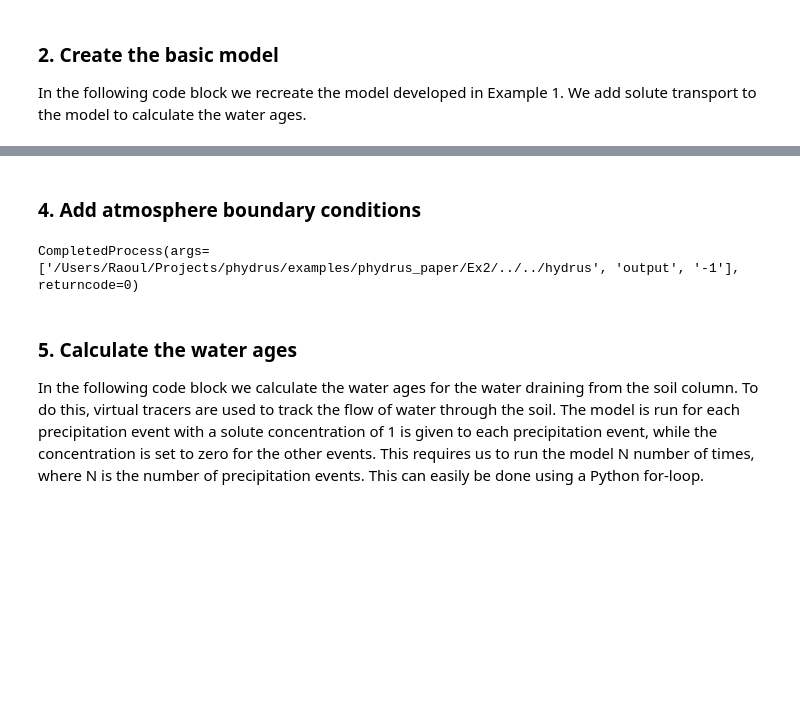
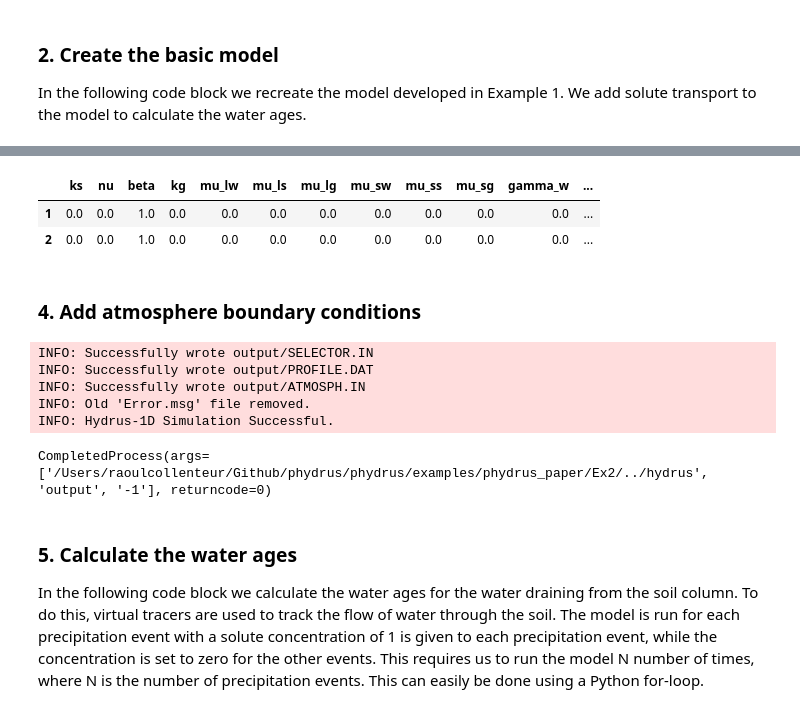
Before and after one commit to phydrus/phydrus, a Jupyter notebook: examples/phydrus_paper/Ex2/example_2.ipynb, the cells around one changed output, grey strips where cells are left out. Drawn from its saved outputs; the diff is of its cells as text; code cells hidden in the pictures; blank space fills up the shorter version.

Commit message:
Update paper examples

```diff
--- a/examples/phydrus_paper/Ex2/example_2.ipynb
+++ b/examples/phydrus_paper/Ex2/example_2.ipynb
@@ -31,41 +38,28 @@ In the following code block we recreate the model developed in Example 1. We add
 # %%
 #Folder where the Hydrus files are to be stored
 ws = "output"
-exe = os.path.join(os.getcwd(), "../../hydrus")
+exe = os.path.join(os.getcwd(), "../hydrus")
 
 # Create model
-ml = ps.Model(exe_name=exe, ws_name=ws, name="model",
-              mass_units="mmol", time_unit="days", length_unit="cm")
+ml = ps.Model(exe_name=exe, ws_name=ws)
 
-ml.add_time_info(tinit=0, tmax=730)
-ml.add_waterflow(top_bc=3, bot_bc=4)
+ml.add_time_info(tinit=0, tmax=730, print_times=True)
+ml.add_waterflow(model=0, top_bc=3, bot_bc=4)
 
 # Add the process solute transport
-ml.add_solute_transport(lupw=True)
+ml.add_solute_transport()
 
 # Add materials
 m = ml.get_empty_material_df(n=2)
-m.loc[0:2] = [[0.0, 0.3382, 0.0111, 1.4737, 13, 0.5, 1.5, 30.0, 1, 0],
-              [0.0, 0.3579, 0.0145, 1.5234, 50, 0.5, 1.5, 30.0, 1, 0]]
+m.loc[0:2] = [[0.0, 0.34, 0.01, 1.47, 13, 0.5, 1.5, 30.0, 1, 0],
+              [0.0, 0.36, 0.02, 1.52, 50, 0.5, 1.5, 30.0, 1, 0]]
 ml.add_material(m)
 
-# Define loop for potential root water uptake distribution proposed by Hoffman and Van Genuchten
-def z_loop(z, r1=10, r2=20):
-    if z > -r1:
-        return 1
-    elif z < -(r1 + r2):
-        return 0
-    else:
-        return(z + (r1 + r2)) / r2
-
 bottom = [-30, -100]  # Depth of the soil column
-nodes = 150  # Dictretize into n nodes
 ihead = -500  # Determine initial pressure head
 
-profile = ps.create_profile(bot=bottom, dx=1, h=ihead, conc=1e-10, mat=[1,2], lay=[1,2])
-profile["Beta"] = profile.apply(lambda row: z_loop(row["x"]), axis=1)
+profile = ps.create_profile(bot=bottom, dx=1, h=ihead, conc=0.0,
+                            mat=[1,2], lay=[1,2])
 ml.add_profile(profile)
 
-#ml.add_root_uptake(model=0, crootmax=100, omegac=0, p2h=-1500, p2l=-1500, poptm=[-25, -25])
-
 ml.add_obs_nodes([-30, -60])
@@ -74,7 +69,13 @@ ml.add_obs_nodes([-30, -60])
 # %%
 sol = ml.get_empty_solute_df()
-sol.loc[:, "beta"] = 1.0
-ml.add_solute(sol,difw=1e-9)
+sol.loc[:, "beta"] = 1.0  # Required when no equilibrium is chosen.
+ml.add_solute(sol)
+
+sol
+# %% [output]
+|  | ks | nu | beta | kg | mu_lw | mu_ls | mu_lg | mu_sw | mu_ss | mu_sg | gamma_w | ... |
+| 1 | 0.0 | 0.0 | 1.0 | 0.0 | 0.0 | 0.0 | 0.0 | 0.0 | 0.0 | 0.0 | 0.0 | ... |
+| 2 | 0.0 | 0.0 | 1.0 | 0.0 | 0.0 | 0.0 | 0.0 | 0.0 | 0.0 | 0.0 | 0.0 | ... |
 # %% [markdown]
 ### 4. Add atmosphere boundary conditions
 # %%
@@ -88,7 +91,12 @@ ml.add_atmospheric_bc(atm, hcrits=0)
 ml.write_input()
 ml.simulate()
 # %% [output]
-CompletedProcess(args=['/Users/Raoul/Projects/phydrus/examples/phydrus_paper/Ex2/../../hydrus', 'output', '-1'], returncode=0)
+INFO: Successfully wrote output/SELECTOR.IN
+INFO: Successfully wrote output/PROFILE.DAT
+INFO: Successfully wrote output/ATMOSPH.IN
+INFO: Old 'Error.msg' file removed.
+INFO: Hydrus-1D Simulation Successful.
+CompletedProcess(args=['/Users/raoulcollenteur/Github/phydrus/phydrus/examples/phydrus_paper/Ex2/../hydrus', 'output', '-1'], returncode=0)
 # %% [markdown]
 ### 5. Calculate the water ages
 In the following code block we calculate the water ages for the water draining from the soil column. To do this, virtual tracers are used to track the flow of water through the soil. The model is run for each precipitation event with a solute concentration of 1 is given to each precipitation event, while the concentration is set to zero for the other events. This requires us to run the model N number of times, where N is the number of precipitation events. This can easily be done using a Python for-loop.
```
Also changed, not shown: parts of 9 cells of this notebook, 15 other files.
